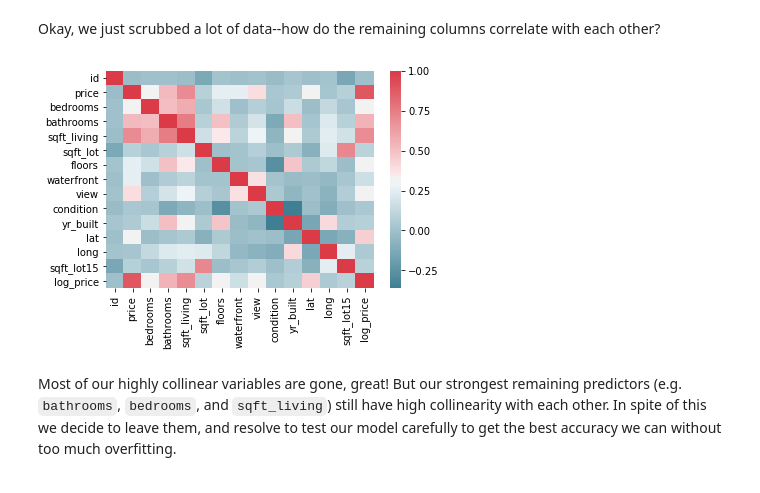
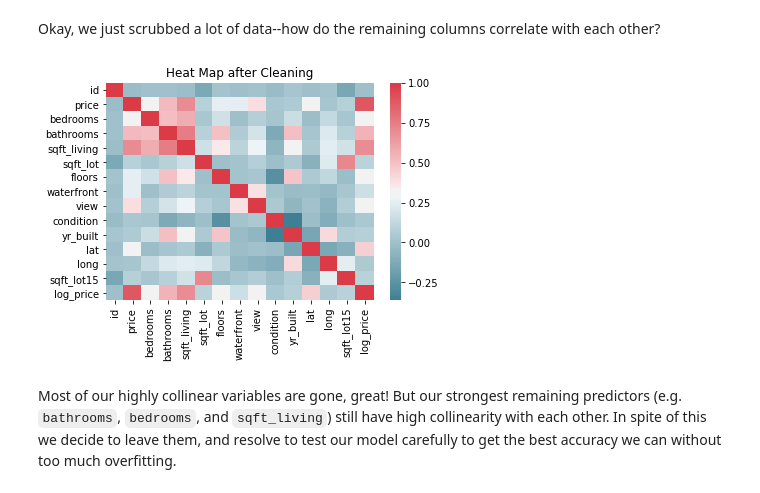
Before and after one commit to AlecMorgan/Housing-Price-Predictor, a Jupyter notebook: student.ipynb, the cells around one changed output. Cells and saved outputs as stored; diff of their text form; code cells hidden in the pictures.

```diff
--- a/student.ipynb
+++ b/student.ipynb
@@ -177,9 +184,10 @@ _ = plt.hist(house_data['log_price'], bins=50)
 Okay, we just scrubbed a lot of data--how do the remaining columns correlate with each other?
 # %%
 color_map = sns.diverging_palette(220, 10, as_cmap=True)
+plt.title('Heat Map after Cleaning')
 _ = sns.heatmap(house_data.corr(), cmap=color_map)
 # %% [output]
-[figure, old version]
+[figure, new version]
 # %% [markdown]
 Most of our highly collinear variables are gone, great! But our strongest remaining predictors (e.g. `bathrooms`, `bedrooms`, and `sqft_living`) still have high collinearity with each other. In spite of this we decide to leave them, and resolve to test our model carefully to get the best accuracy we can without too much overfitting.
 # %% [markdown]
```
Also changed, not shown: parts of 22 cells of this notebook.
